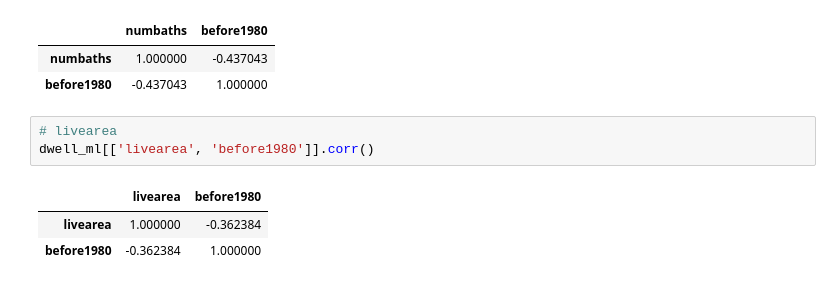
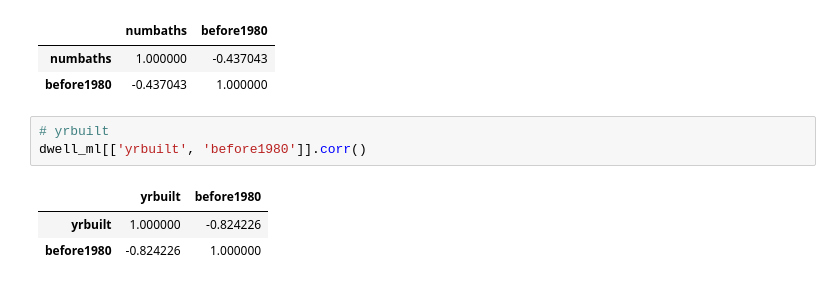
Before and after one commit to nlunce/ds250, a Jupyter notebook: project4/project4gq1.ipynb, the cells around one changed output. Cells and saved outputs as stored; diff of their text form.

```diff
--- a/project4/project4gq1.ipynb
+++ b/project4/project4gq1.ipynb
@@ -76,9 +93,9 @@ dwell_ml[['numbaths', 'before1980']].corr()
 | numbaths | 1.000000 | -0.437043 |
 | before1980 | -0.437043 | 1.000000 |
 # %%
-# livearea
-dwell_ml[['livearea', 'before1980']].corr()
+# yrbuilt
+dwell_ml[['yrbuilt', 'before1980']].corr()
 # %% [output]
-|  | livearea | before1980 |
-| livearea | 1.000000 | -0.362384 |
-| before1980 | -0.362384 | 1.000000 |
+|  | yrbuilt | before1980 |
+| yrbuilt | 1.000000 | -0.824226 |
+| before1980 | -0.824226 | 1.000000 |
```
Also changed, not shown: parts of 3 cells of this notebook, 4 other files.
